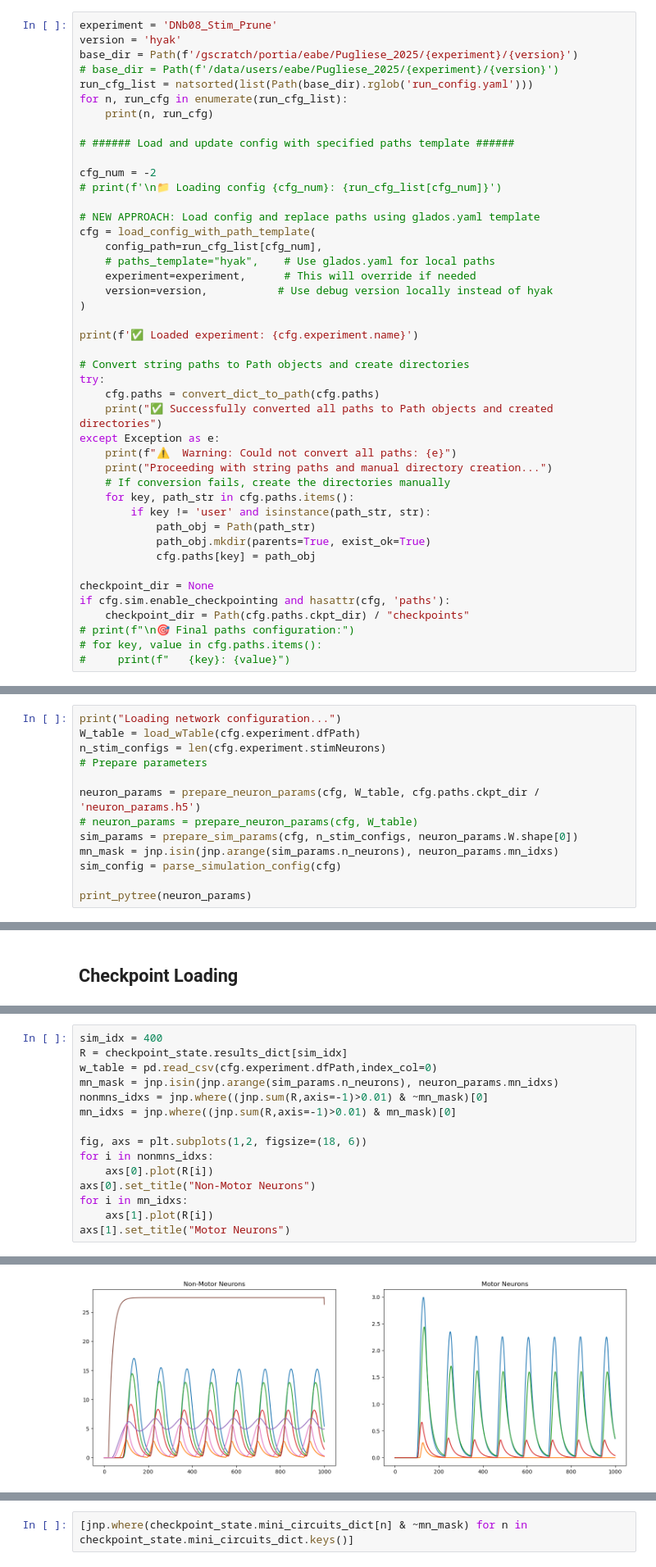
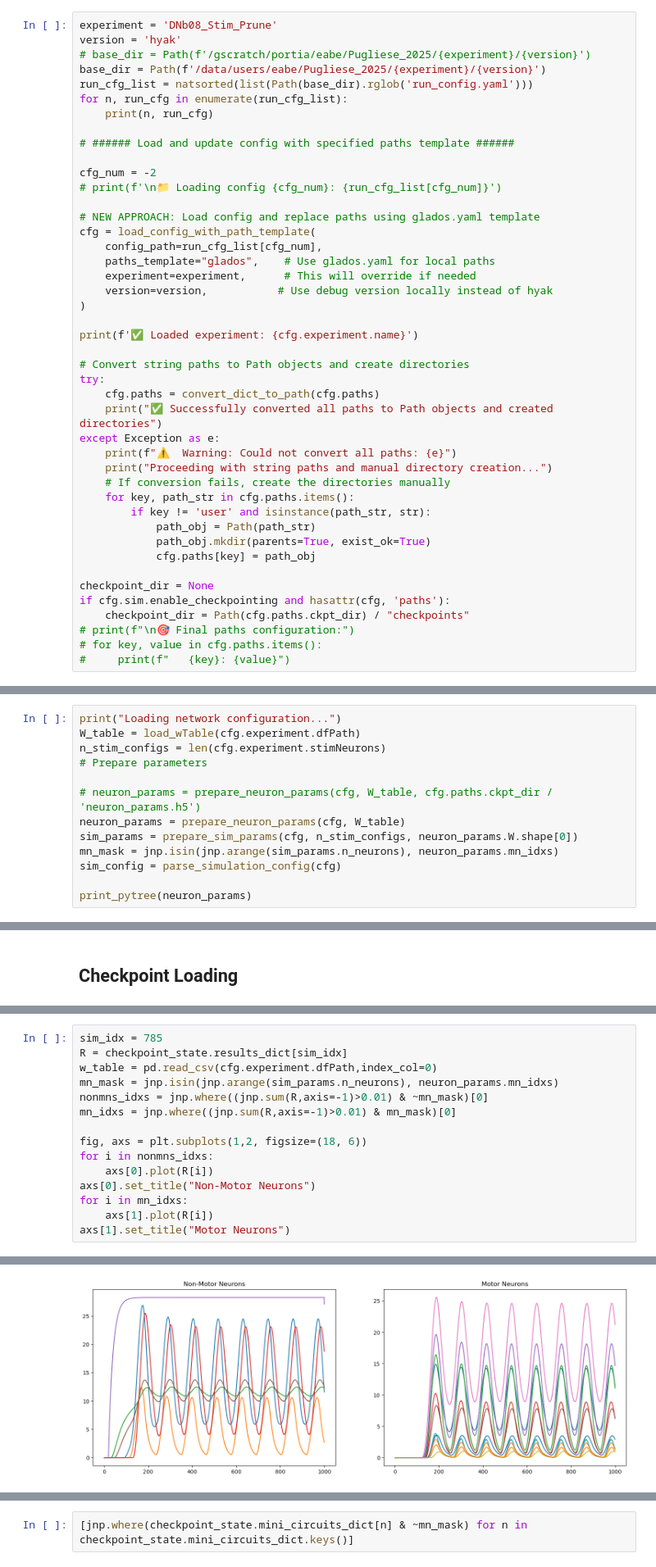
Before and after one commit to smpuglie/Pugliese_cpg_2025, a Jupyter notebook: notebooks/run_config.ipynb, the cells around one changed output, grey strips where cells are left out. Shown at 82% size. Drawn from its saved outputs; the diff is of its cells as text.

```diff
--- a/notebooks/run_config.ipynb
+++ b/notebooks/run_config.ipynb
@@ -104,8 +102,8 @@ Using diffeqsolve-based neural simulation (original)
 # %%
 experiment = 'DNb08_Stim_Prune'
 version = 'hyak'
-base_dir = Path(f'/gscratch/portia/eabe/Pugliese_2025/{experiment}/{version}')
-# base_dir = Path(f'/data/users/eabe/Pugliese_2025/{experiment}/{version}')
+# base_dir = Path(f'/gscratch/portia/eabe/Pugliese_2025/{experiment}/{version}')
+base_dir = Path(f'/data/users/eabe/Pugliese_2025/{experiment}/{version}')
 run_cfg_list = natsorted(list(Path(base_dir).rglob('run_config.yaml')))
 for n, run_cfg in enumerate(run_cfg_list):
     print(n, run_cfg)
@@ -118,7 +116,7 @@ cfg_num = -2
 # NEW APPROACH: Load config and replace paths using glados.yaml template
 cfg = load_config_with_path_template(
     config_path=run_cfg_list[cfg_num],
-    # paths_template="hyak",    # Use glados.yaml for local paths
+    paths_template="glados",    # Use glados.yaml for local paths
     experiment=experiment,      # This will override if needed
     version=version,           # Use debug version locally instead of hyak
 )
@@ -162,8 +187,8 @@ W_table = load_wTable(cfg.experiment.dfPath)
 n_stim_configs = len(cfg.experiment.stimNeurons)
 # Prepare parameters
 
-neuron_params = prepare_neuron_params(cfg, W_table, cfg.paths.ckpt_dir / 'neuron_params.h5')
-# neuron_params = prepare_neuron_params(cfg, W_table)
+# neuron_params = prepare_neuron_params(cfg, W_table, cfg.paths.ckpt_dir / 'neuron_params.h5')
+neuron_params = prepare_neuron_params(cfg, W_table)
 sim_params = prepare_sim_params(cfg, n_stim_configs, neuron_params.W.shape[0])
 mn_mask = jnp.isin(jnp.arange(sim_params.n_neurons), neuron_params.mn_idxs)
 sim_config = parse_simulation_config(cfg)
@@ -231,19 +252,19 @@ Resuming with 500 completed simulations
 ✅ Memory optimized: completed data loaded on CPU (preserved but not using GPU memory)
 # %%
-sim_idx = 400
+sim_idx = 785
 R = checkpoint_state.results_dict[sim_idx]
 w_table = pd.read_csv(cfg.experiment.dfPath,index_col=0)
 mn_mask = jnp.isin(jnp.arange(sim_params.n_neurons), neuron_params.mn_idxs)
 nonmns_idxs = jnp.where((jnp.sum(R,axis=-1)>0.01) & ~mn_mask)[0]
 mn_idxs = jnp.where((jnp.sum(R,axis=-1)>0.01) & mn_mask)[0]
 
 fig, axs = plt.subplots(1,2, figsize=(18, 6))
 for i in nonmns_idxs:
     axs[0].plot(R[i])
 axs[0].set_title("Non-Motor Neurons")
 for i in mn_idxs:
     axs[1].plot(R[i])
 axs[1].set_title("Motor Neurons")
 # %% [output]
 Text(0.5, 1.0, 'Motor Neurons')
-[figure, old version]
+[figure, new version]
```
Also changed, not shown: parts of 9 cells of this notebook, 2 other files.
